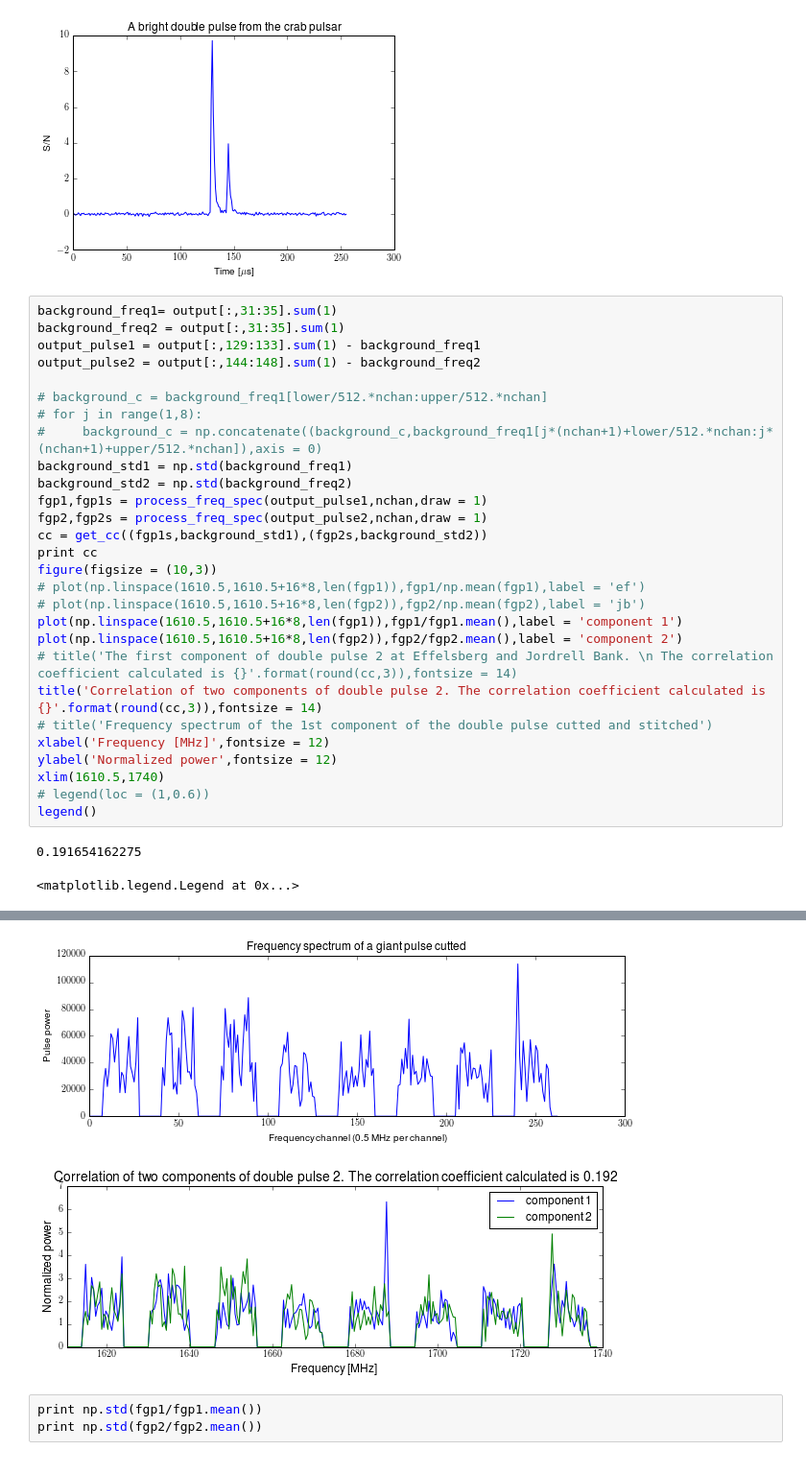
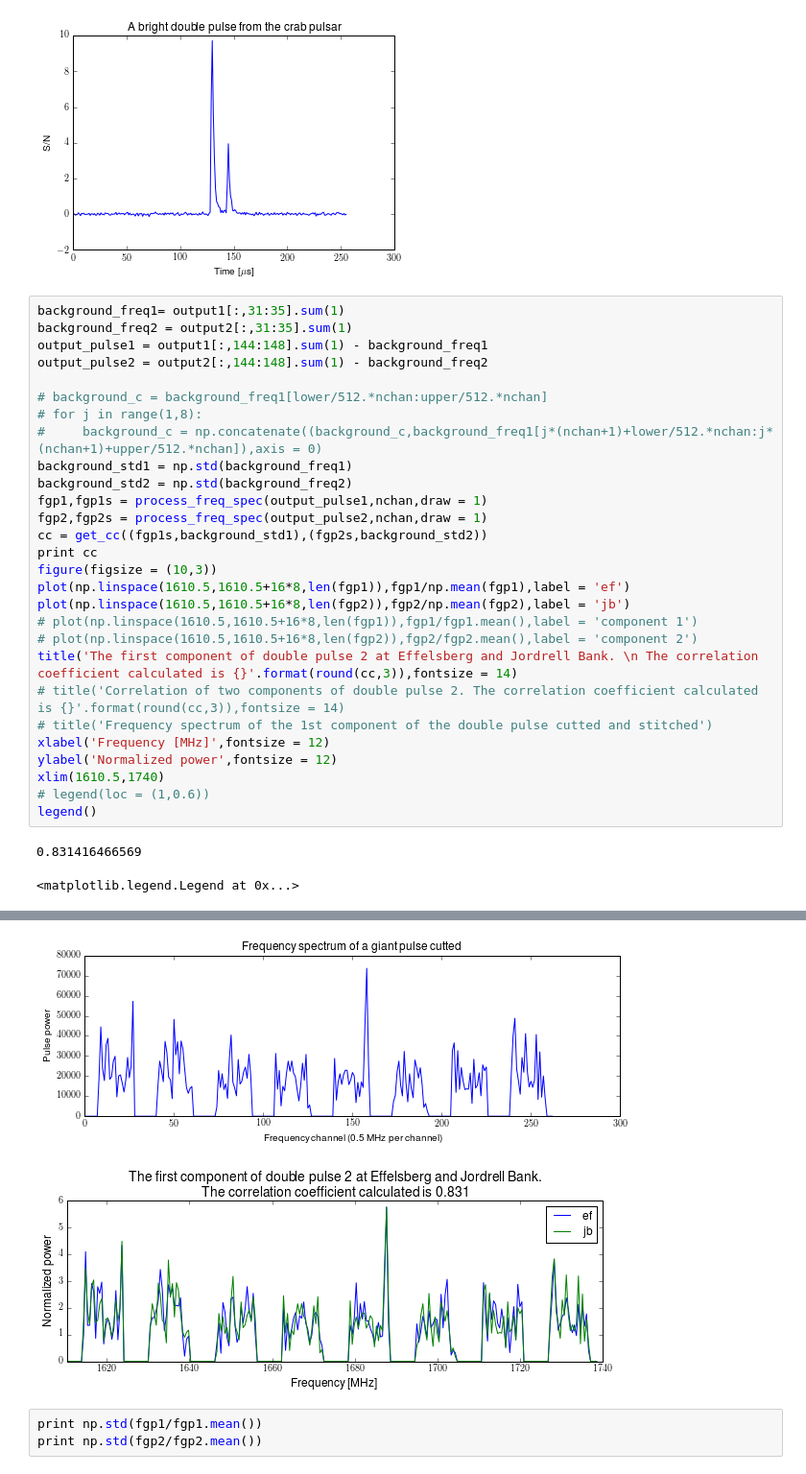
Before and after one commit to xiaozhengxu/scint_analysis, a Jupyter notebook: EVN_crab/Get Corde's plot.ipynb, the cells around one changed output, grey strips where cells are left out. Shown at 96% size. Saved outputs shown, nothing was run; the diff lists cells and outputs as text.

Commit message:
making minor figure changes

```diff
--- a/EVN_crab/Get Corde's plot.ipynb
+++ b/EVN_crab/Get Corde's plot.ipynb
@@ -362,10 +362,10 @@ title('A bright double pulse from the crab pulsar')
 <matplotlib.text.Text at 0x...>
 [figure]
 # %%
-background_freq1= output[:,31:35].sum(1)
-background_freq2 = output[:,31:35].sum(1)
-output_pulse1 = output[:,129:133].sum(1) - background_freq1
-output_pulse2 = output[:,144:148].sum(1) - background_freq2
+background_freq1= output1[:,31:35].sum(1)
+background_freq2 = output2[:,31:35].sum(1)
+output_pulse1 = output1[:,144:148].sum(1) - background_freq1
+output_pulse2 = output2[:,144:148].sum(1) - background_freq2
 
 # background_c = background_freq1[lower/512.*nchan:upper/512.*nchan]
 # for j in range(1,8):
@@ -377,12 +377,12 @@ fgp2,fgp2s = process_freq_spec(output_pulse2,nchan,draw = 1)
 cc = get_cc((fgp1s,background_std1),(fgp2s,background_std2))
 print cc
 figure(figsize = (10,3))
-# plot(np.linspace(1610.5,1610.5+16*8,len(fgp1)),fgp1/np.mean(fgp1),label = 'ef')
-# plot(np.linspace(1610.5,1610.5+16*8,len(fgp2)),fgp2/np.mean(fgp2),label = 'jb')
-plot(np.linspace(1610.5,1610.5+16*8,len(fgp1)),fgp1/fgp1.mean(),label = 'component 1')
-plot(np.linspace(1610.5,1610.5+16*8,len(fgp2)),fgp2/fgp2.mean(),label = 'component 2')
-# title('The first component of double pulse 2 at Effelsberg and Jordrell Bank. \n The correlation coefficient calculated is {}'.format(round(cc,3)),fontsize = 14)
-title('Correlation of two components of double pulse 2. The correlation coefficient calculated is {}'.format(round(cc,3)),fontsize = 14)
+plot(np.linspace(1610.5,1610.5+16*8,len(fgp1)),fgp1/np.mean(fgp1),label = 'ef')
+plot(np.linspace(1610.5,1610.5+16*8,len(fgp2)),fgp2/np.mean(fgp2),label = 'jb')
+# plot(np.linspace(1610.5,1610.5+16*8,len(fgp1)),fgp1/fgp1.mean(),label = 'component 1')
+# plot(np.linspace(1610.5,1610.5+16*8,len(fgp2)),fgp2/fgp2.mean(),label = 'component 2')
+title('The first component of double pulse 2 at Effelsberg and Jordrell Bank. \n The correlation coefficient calculated is {}'.format(round(cc,3)),fontsize = 14)
+# title('Correlation of two components of double pulse 2. The correlation coefficient calculated is {}'.format(round(cc,3)),fontsize = 14)
 # title('Frequency spectrum of the 1st component of the double pulse cutted and stitched')
 xlabel('Frequency [MHz]',fontsize = 12)
 ylabel('Normalized power',fontsize = 12)
@@ -390,5 +390,5 @@ xlim(1610.5,1740)
 # legend(loc = (1,0.6))
 legend()
 # %% [output]
-0.191654162275
+0.831416466569
 <matplotlib.legend.Legend at 0x...>
@@ -396,5 +396,5 @@ legend()
-[figure, old version]
+[figure, new version]
-[figure, old version]
+[figure, new version]
 # %%
 print np.std(fgp1/fgp1.mean())
 print np.std(fgp2/fgp2.mean())
```
Also changed, not shown: parts of 1 cell of this notebook, 2 other files.
